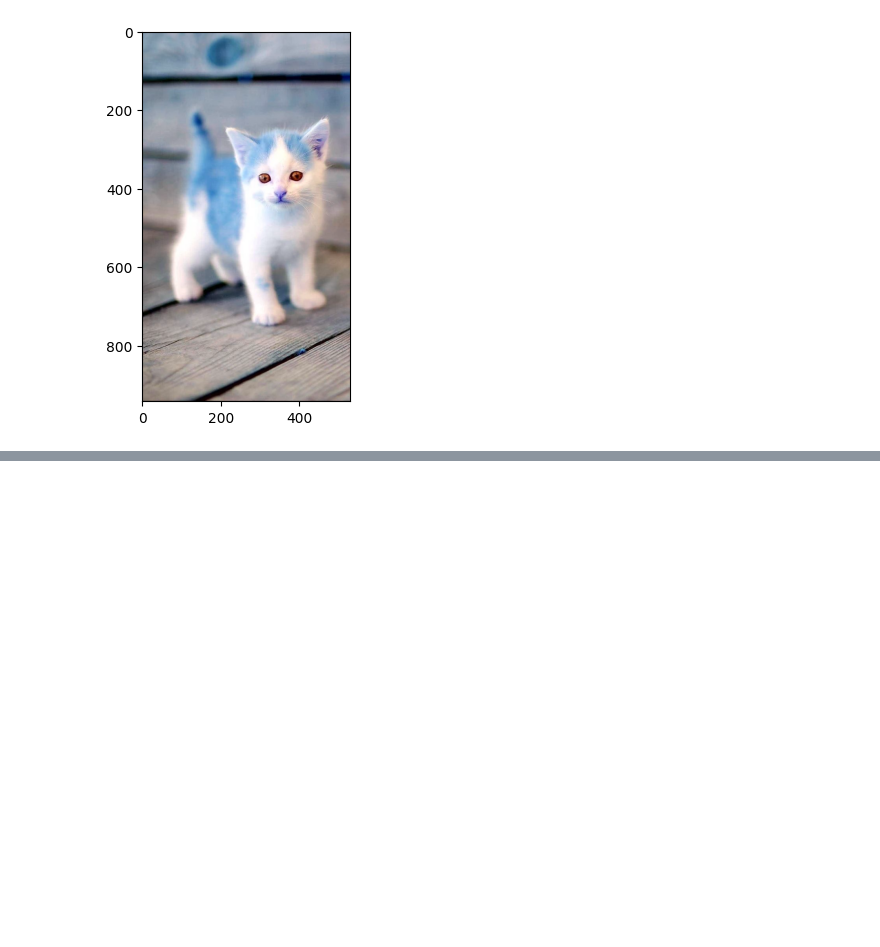
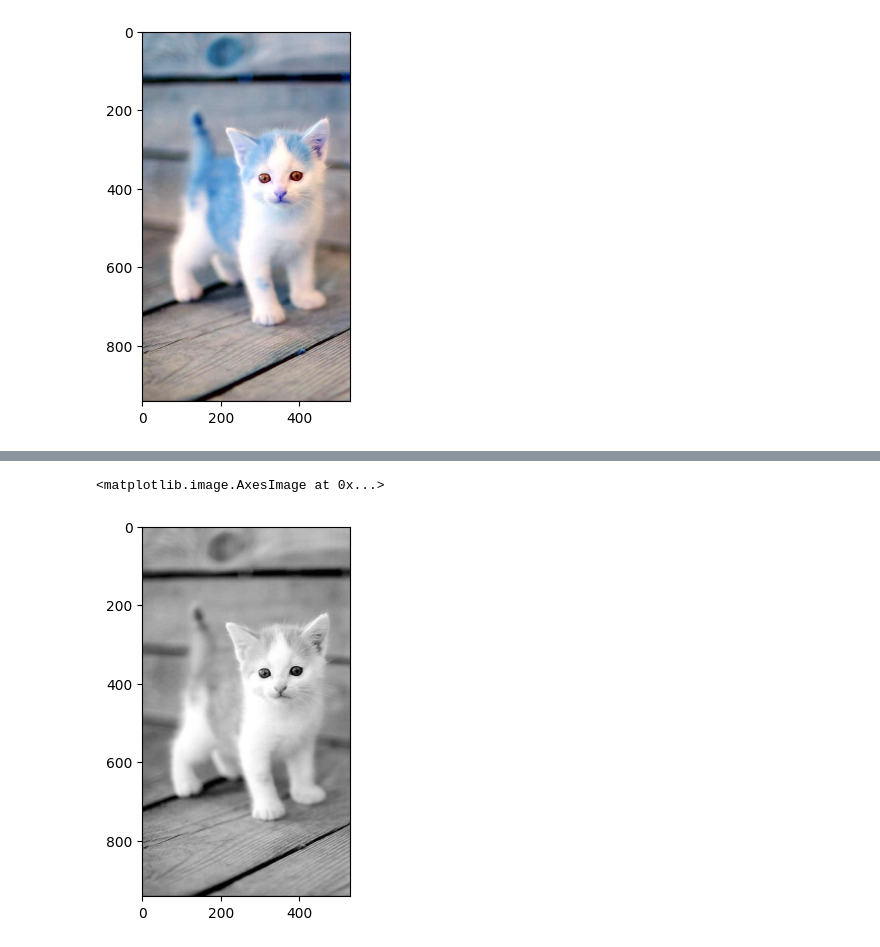
Before and after one commit to filladani/PCVK_2024, a Jupyter notebook: week2.ipynb, the cells around one changed output, grey strips where cells are left out. Saved outputs shown, nothing was run; the diff lists cells and outputs as text; code cells hidden in the pictures; blank space fills up the shorter version.

```diff
--- a/week2.ipynb
+++ b/week2.ipynb
@@ -23,0 +34,5 @@ img3 = cv.cvtColor(img,cv.COLOR_BGR2RGB)
+# %%
+plt.imshow(img_gray, cmap='gray')
+# %% [output]
+<matplotlib.image.AxesImage at 0x...>
+[figure, added]
```
Also changed, not shown: parts of 15 cells of this notebook.
